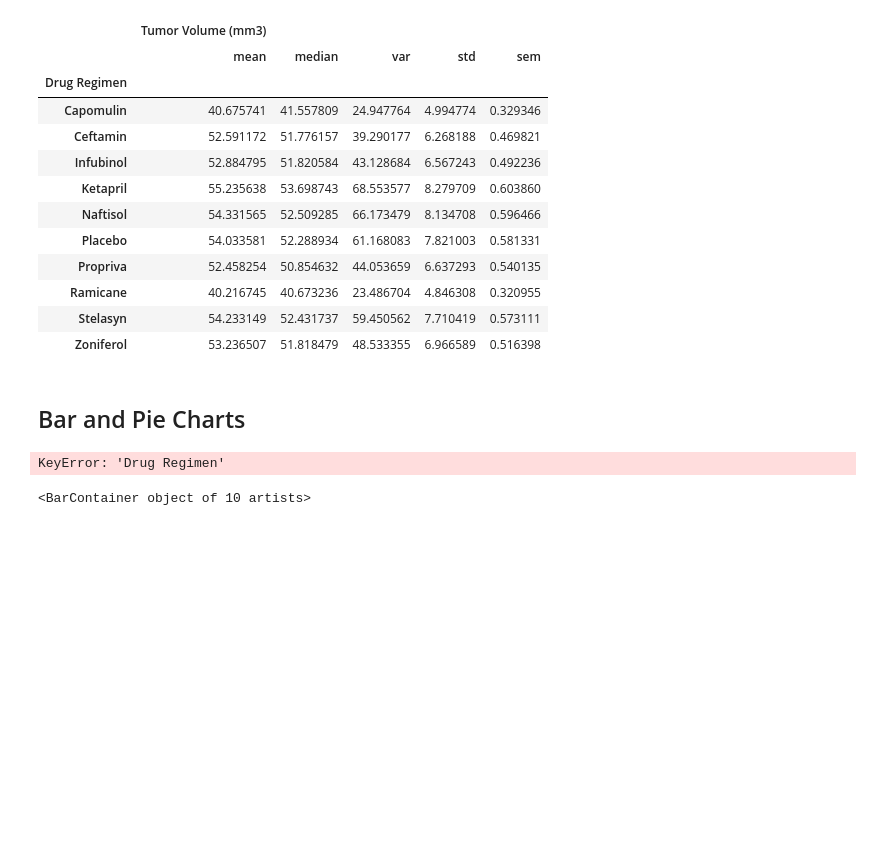
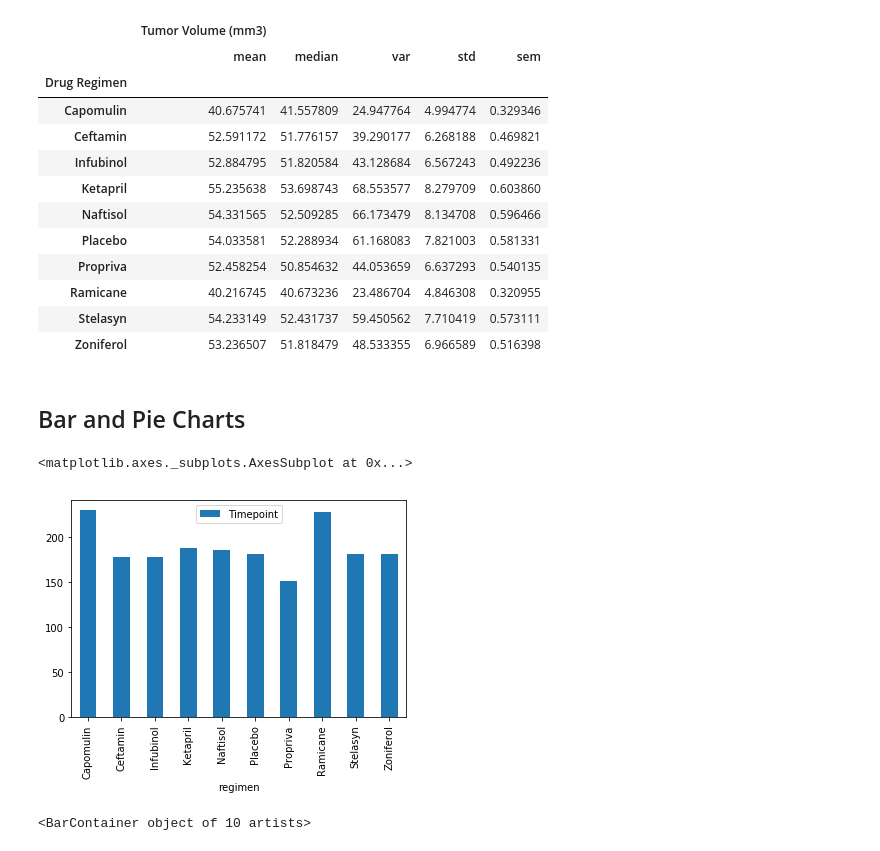
Before and after one commit to joelwwiggins/Matplotlib, a Jupyter notebook: Pymaceuticals/pymaceuticals_starter.ipynb, the cells around one changed output. Cells and saved outputs as stored; diff of their text form; code cells hidden in the pictures; blank space fills up the shorter version.

```diff
--- a/Pymaceuticals/pymaceuticals_starter.ipynb
+++ b/Pymaceuticals/pymaceuticals_starter.ipynb
@@ -315,14 +315,14 @@ data2[['Drug Regimen','Tumor Volume (mm3)']].groupby('Drug Regimen').agg({"Tumor
 # %%
 # Generate a bar plot showing the total number of timepoints for all mice tested for each drug regimen using Pandas.
 piedata=data2.groupby('Drug Regimen').count()
 piedata['regimen']=piedata.index
 piedata
-x1=piedata['Drug Regimen']
-y1=piedata['Timepoint']
+
 pp=piedata.plot.bar(x='regimen',y='Timepoint')
 pp
 # %% [output]
-KeyError: 'Drug Regimen'
+<matplotlib.axes._subplots.AxesSubplot at 0x...>
+[figure, added]
 # %%
 # Generate a bar plot showing the total number of timepoints for all mice tested for each drug regimen using pyplot.
 x1=piedata['regimen']
```
Also changed, not shown: parts of 15 cells of this notebook.
